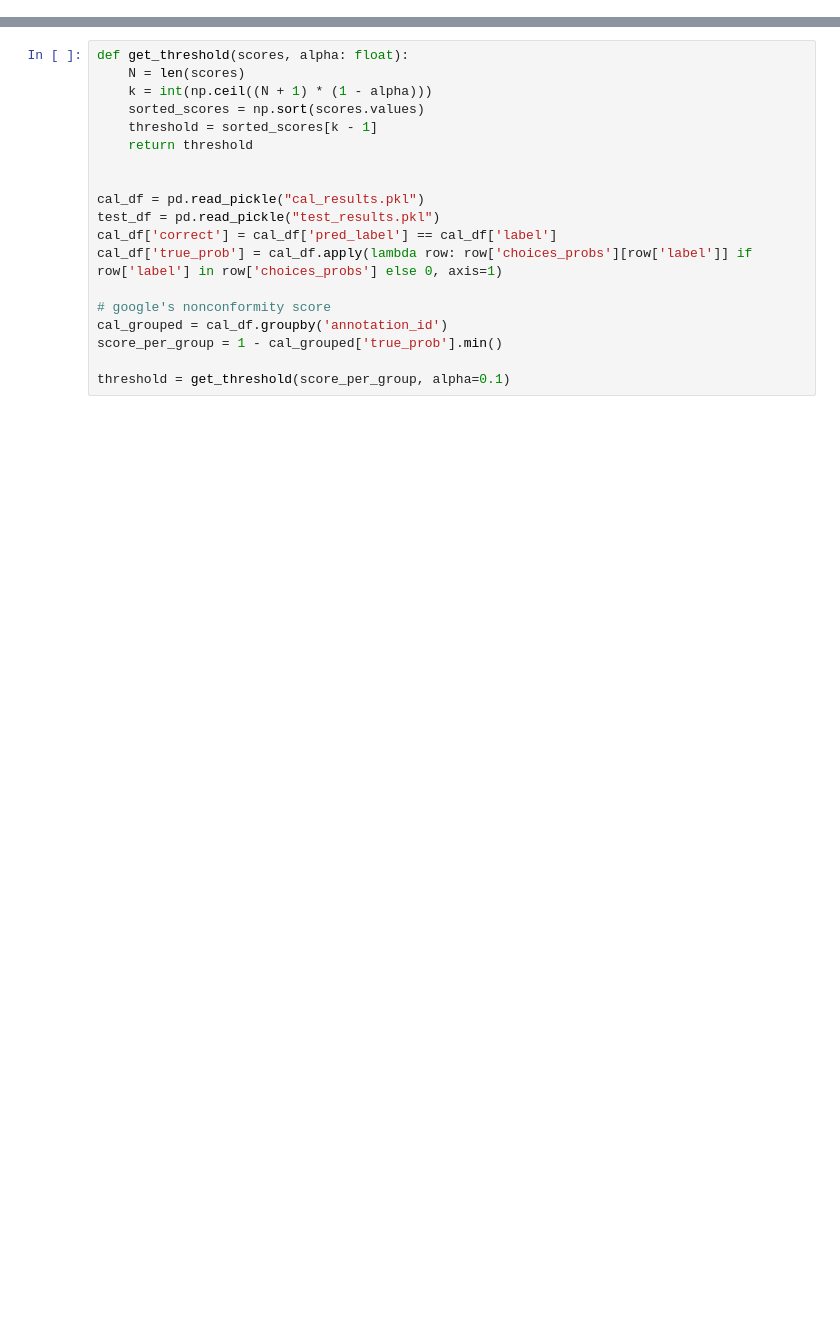
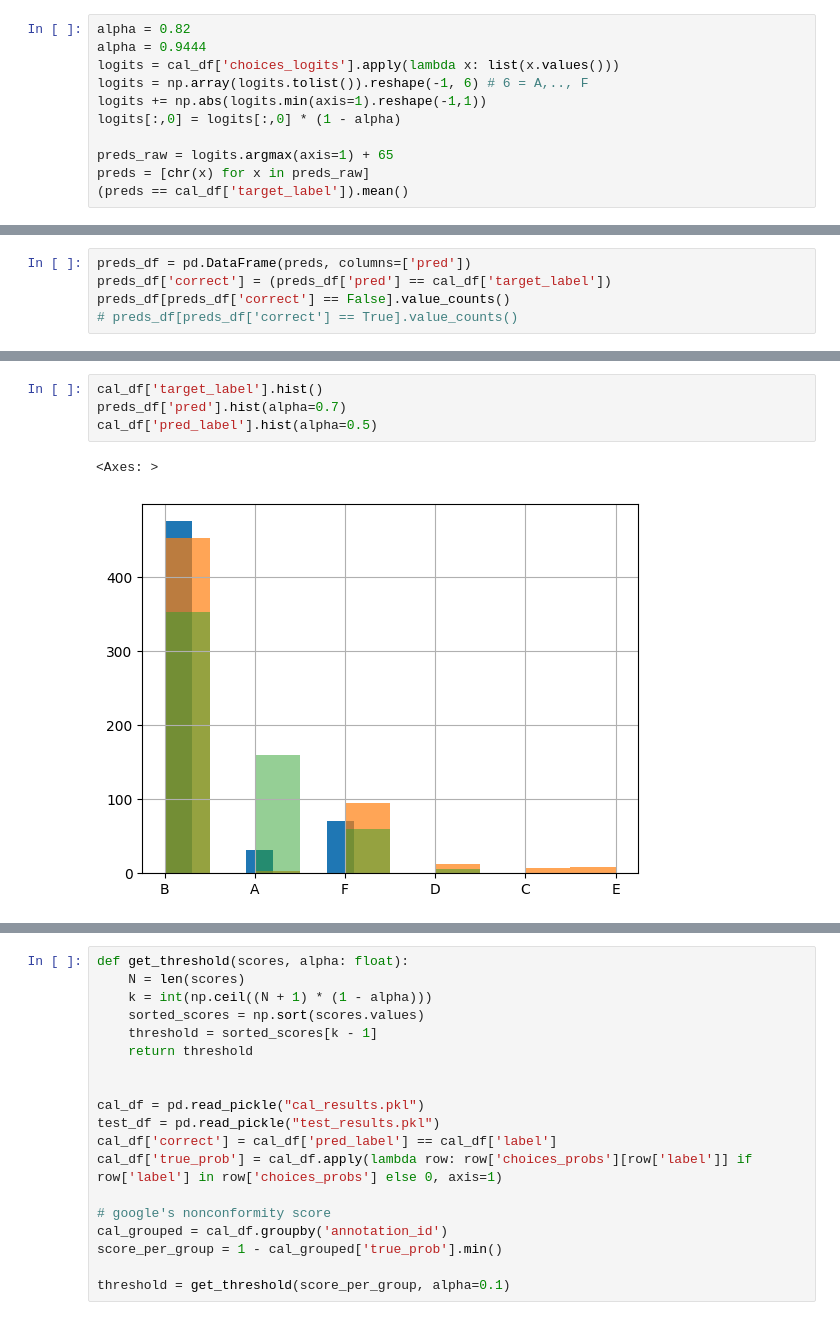
Before and after one commit to amitxy/Robots-That-Ask-For-Help-Over-The-Horizon, a Jupyter notebook: risk.ipynb, the cells around one changed output, grey strips where cells are left out. Saved outputs shown, nothing was run; the diff lists cells and outputs as text; blank space fills up the shorter version.

```diff
--- a/risk.ipynb
+++ b/risk.ipynb
@@ -66,0 +313,11 @@ for split, ds in ds_dict.items():
+# %%
+alpha = 0.82
+alpha = 0.9444
+logits = cal_df['choices_logits'].apply(lambda x: list(x.values()))
+logits = np.array(logits.tolist()).reshape(-1, 6) # 6 = A,.., F
+logits += np.abs(logits.min(axis=1).reshape(-1,1))
+logits[:,0] = logits[:,0] * (1 - alpha)
+
+preds_raw = logits.argmax(axis=1) + 65
+preds = [chr(x) for x in preds_raw]
+(preds == cal_df['target_label']).mean()
@@ -66,0 +326,5 @@ for split, ds in ds_dict.items():
+# %%
+preds_df = pd.DataFrame(preds, columns=['pred'])
+preds_df['correct'] = (preds_df['pred'] == cal_df['target_label'])
+preds_df[preds_df['correct'] == False].value_counts()
+# preds_df[preds_df['correct'] == True].value_counts()
@@ -66,0 +353,7 @@ for split, ds in ds_dict.items():
+# %%
+cal_df['target_label'].hist()
+preds_df['pred'].hist(alpha=0.7)
+cal_df['pred_label'].hist(alpha=0.5)
+# %% [output]
+<Axes: >
+[figure, added]
```
Also changed, not shown: parts of 26 cells of this notebook, 20 other files.
